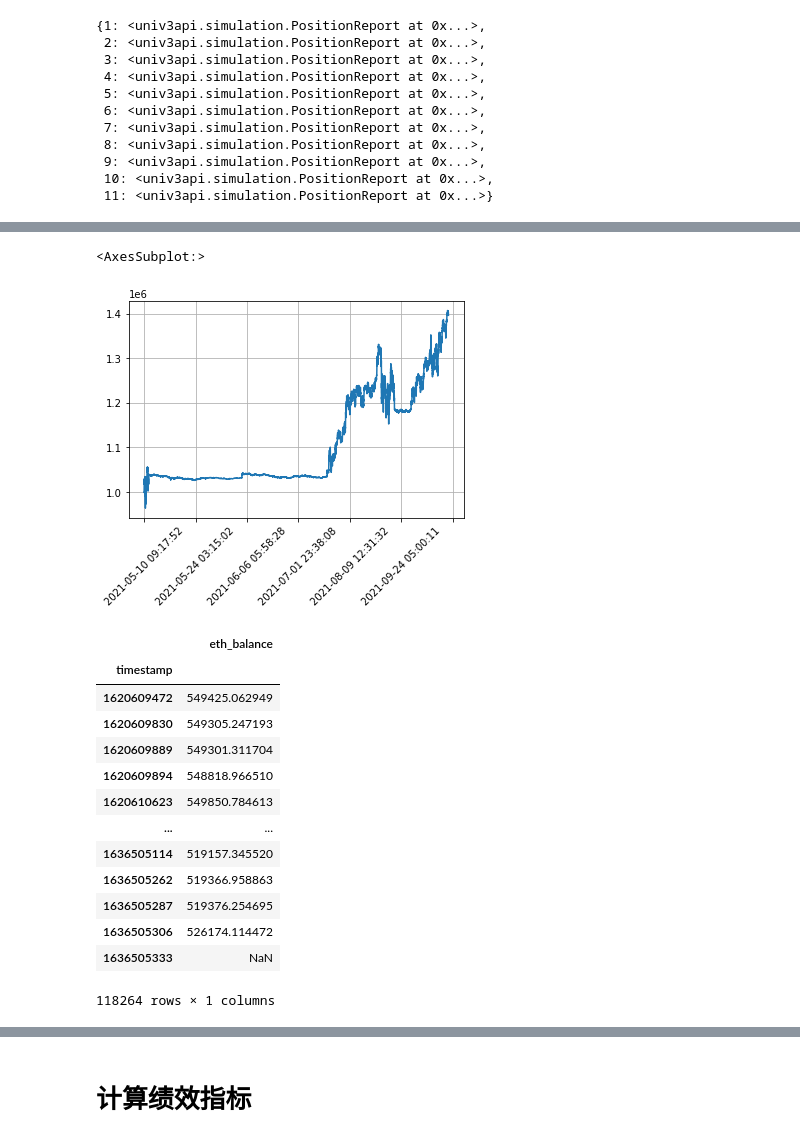
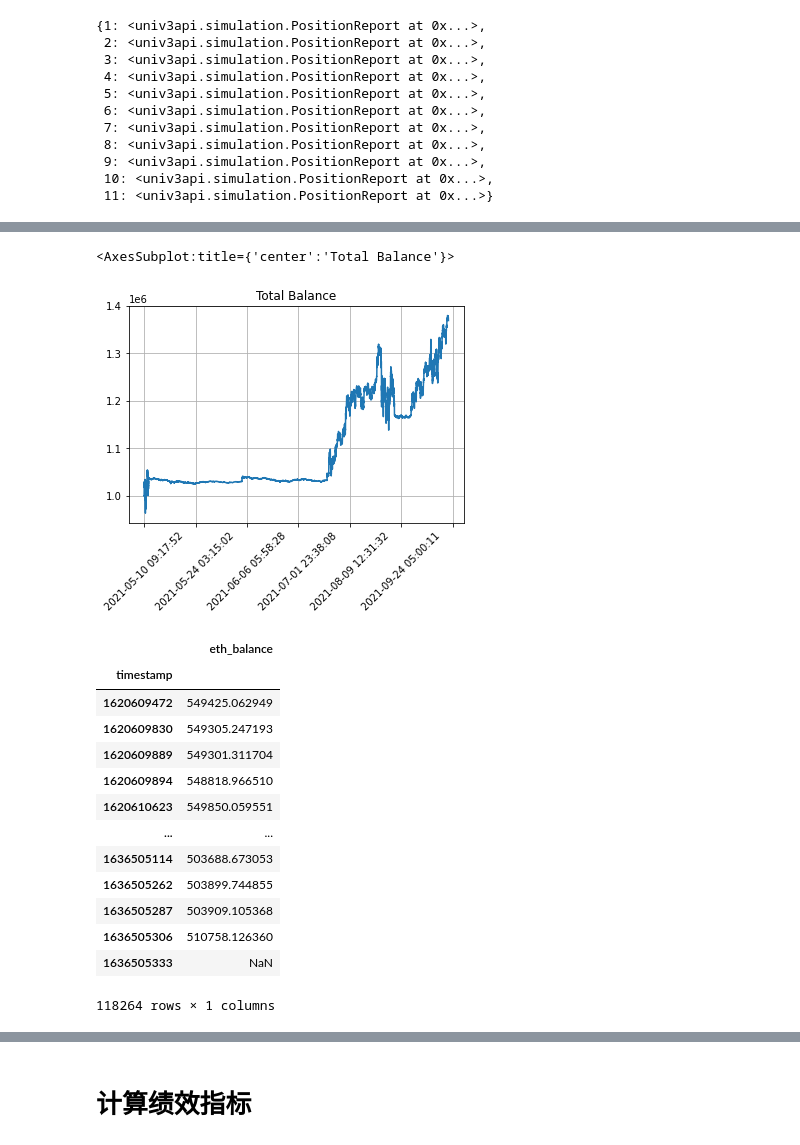
Before and after one commit to PXY11/UniST, a Jupyter notebook: code/usdceth/Case_usdceth_vol_v4_3000.ipynb, the cells around one changed output, grey strips where cells are left out. Saved outputs shown, nothing was run; the diff lists cells and outputs as text; code cells hidden in the pictures.

```diff
--- a/code/usdceth/Case_usdceth_vol_v4_3000.ipynb
+++ b/code/usdceth/Case_usdceth_vol_v4_3000.ipynb
@@ -218,5 +218,5 @@ positions[5].get_balance(plain=True, draw_plot=True)
 | 33 | 2021-07-25 07:56:26 | 468973.989156 | 0.151295 | 7.027520 | 7.027520 | 210.615 | 0.000000e+00 | 6.611419e-05 | 6.611419e-05 |
 | 34 | 2021-07-25 07:56:26 | 0.000000 | -7.027520 | 7.027520 | 0.000000 | 0 | -6.611419e-05 | 6.611419e-05 | 0.000000e+00 |
 # %%
-total_balance = report.total_balance(draw_plot=True, plain=True)
+total_balance = report.total_balance(draw_plot=False, plain=True)
 backtest_report = total_balance.copy(deep=True)
@@ -228,23 +223,23 @@ backtest_report = total_balance.copy(deep=True)
 # %%
 price = pricedata.drop_duplicates("timestamp").set_index("timestamp")["price"]
 price
-usdc_balance = total_balance.set_index("timestamp")[["amount0", "cumFee0"]].sum(axis=1)
-eth_balance = total_balance.set_index("timestamp")[["amount1", "cumFee1"]].sum(axis=1) / price
+usdc_balance = total_balance.set_index("timestamp")[["amount0NoFee", "cumFee0"]].sum(axis=1)
+eth_balance = total_balance.set_index("timestamp")[["amount1NoFee", "cumFee1"]].sum(axis=1) / price
 eth_balance+usdc_balance
 # eth_balance.plot()
 # usdt_balance.plot()
 tb_Timing = (eth_balance+usdc_balance)
 tb_Timing_origin = tb_Timing.copy(deep=True)
 time_to_print = list(map(time.localtime,tb_Timing.index.tolist()))
 time_to_print_2  = [time.strftime('%Y-%m-%d %H:%M:%S', i) for i in time_to_print]
 # time_to_print_2  = [time.strftime('%Y-%m-%d', i) for i in time_to_print]
 tb_Timing.index = time_to_print_2
-tb_Timing.plot(rot = 45,grid=True)
+tb_Timing.plot(rot = 45,grid=True,title='Total Balance')
 # tb_Timing.to_csv('../../data/usdceth/tb_timing_v2.csv')
 # tb_Timing_origin.to_csv('../../data/usdceth/tb_timing_origin_v2.csv')
 # %% [output]
-<AxesSubplot:>
+<AxesSubplot:title={'center':'Total Balance'}>
-[figure, old version]
+[figure, new version]
 # %%
 eth_balance
 eth_balance_df = pd.DataFrame(eth_balance)
@@ -257,12 +252,12 @@ eth_balance_df
 | 1620609830 | 549305.247193 |
 | 1620609889 | 549301.311704 |
 | 1620609894 | 548818.966510 |
-| 1620610623 | 549850.784613 |
+| 1620610623 | 549850.059551 |
 | ... | ... |
-| 1636505114 | 519157.345520 |
-| 1636505262 | 519366.958863 |
-| 1636505287 | 519376.254695 |
-| 1636505306 | 526174.114472 |
+| 1636505114 | 503688.673053 |
+| 1636505262 | 503899.744855 |
+| 1636505287 | 503909.105368 |
+| 1636505306 | 510758.126360 |
 | 1636505333 | NaN |
 118264 rows × 1 columns
 # %%
```
Also changed, not shown: parts of 8 cells of this notebook, 10 other files.
